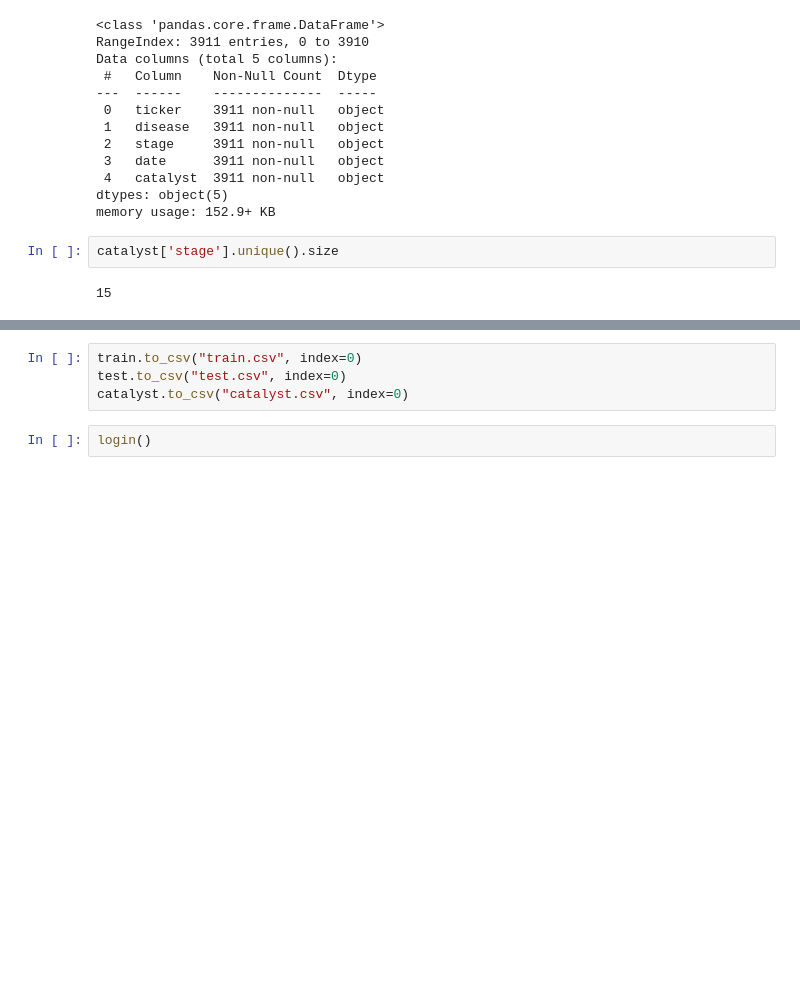
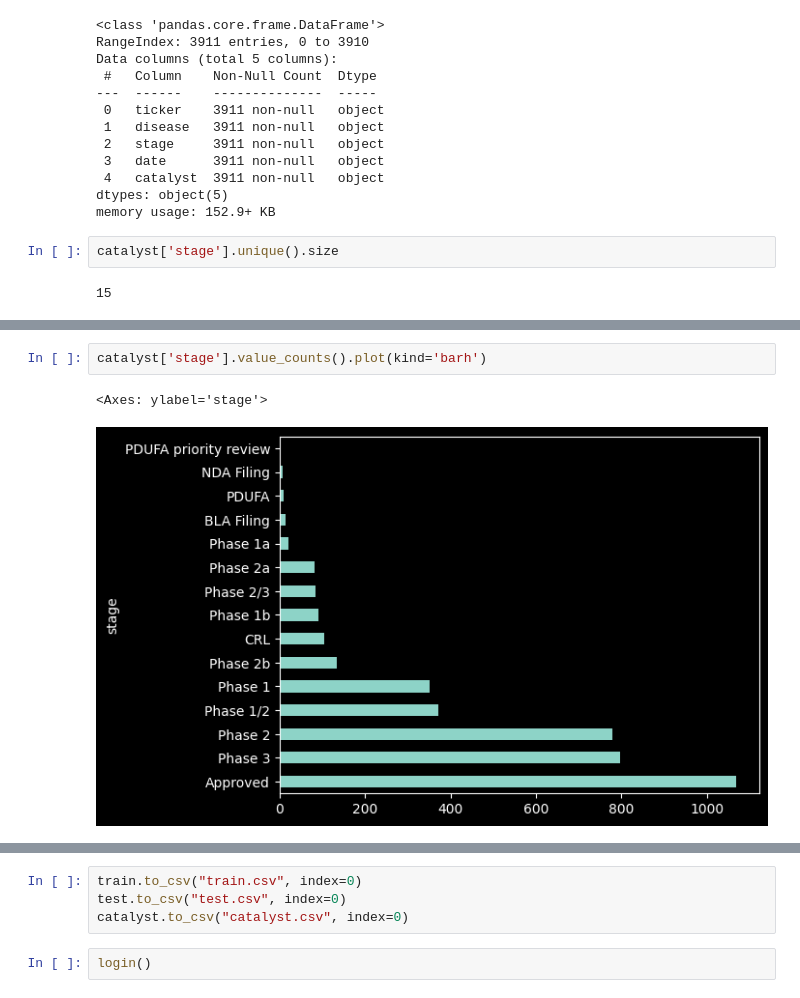
Before and after one commit to lameche99/The-Clinical-Trial-Effect, a Jupyter notebook: dataTest.ipynb, the cells around one changed output, grey strips where cells are left out. Cells and saved outputs as stored; diff of their text form; blank space fills up the shorter version.

```diff
--- a/dataTest.ipynb
+++ b/dataTest.ipynb
@@ -153,0 +217,5 @@ classifier.__dir__()
+# %%
+catalyst['stage'].value_counts().plot(kind='barh')
+# %% [output]
+<Axes: ylabel='stage'>
+[figure, added]
```
Also changed, not shown: parts of 32 cells of this notebook, 3 other files.
